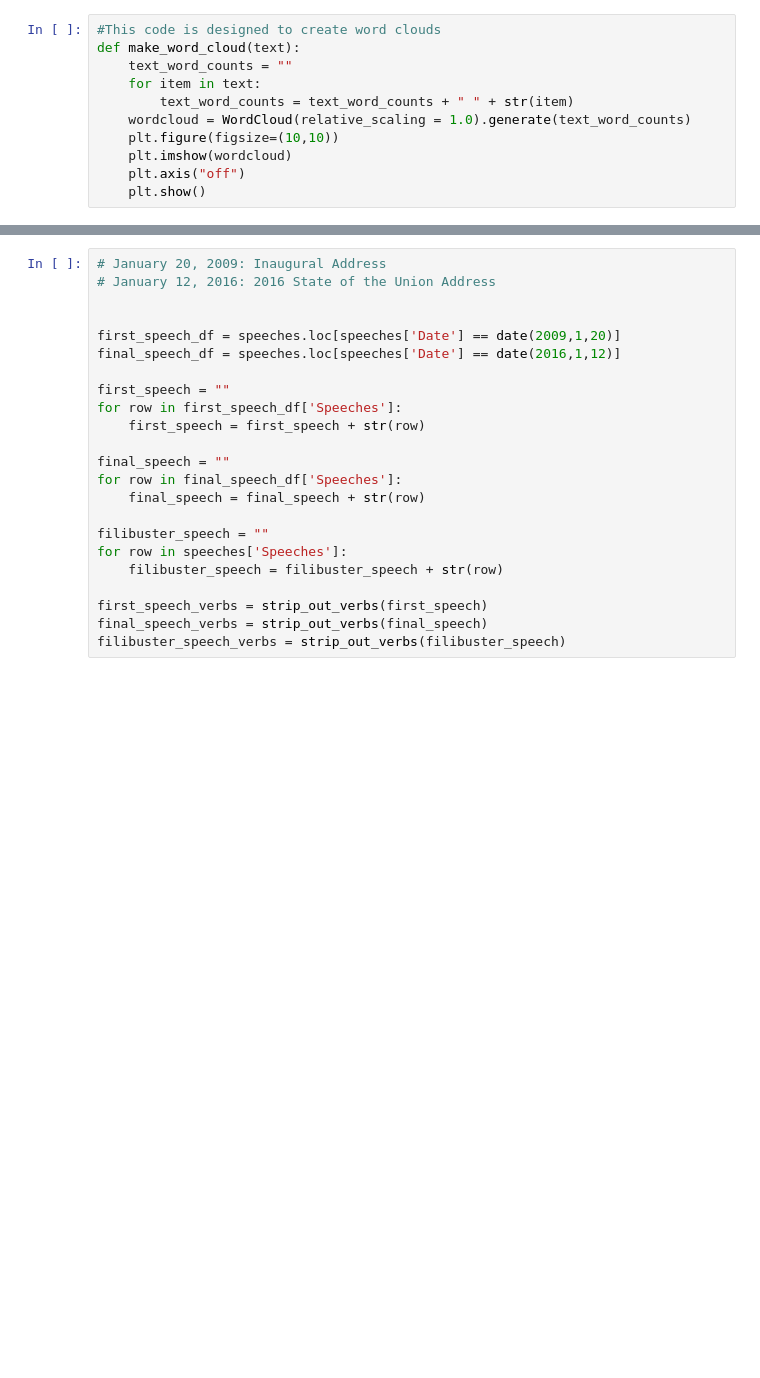
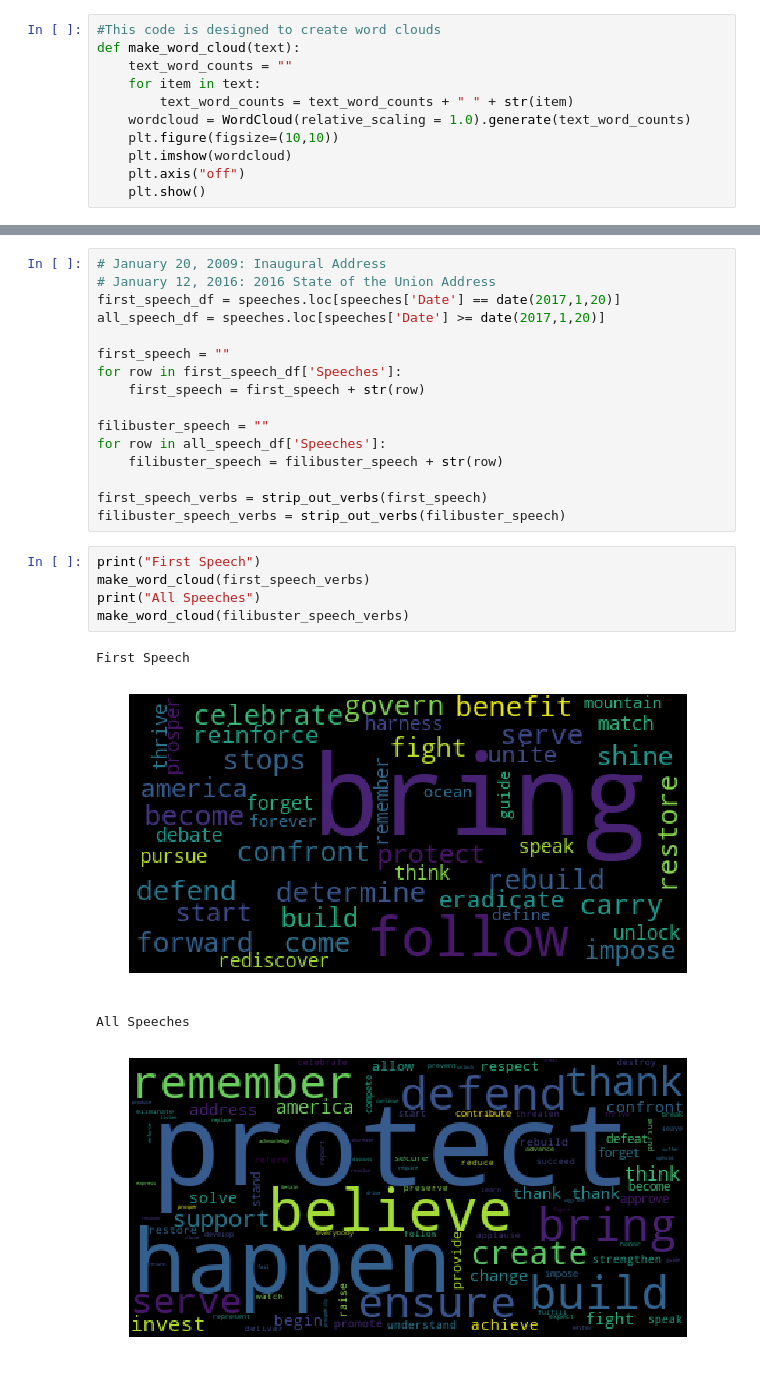
Before and after one commit to Presidential-Project/Pres-Proj, a Jupyter notebook: Counting words.ipynb, the cells around one changed output, grey strips where cells are left out. Cells and saved outputs as stored; diff of their text form; blank space fills up the shorter version.

```diff
--- a/Counting words.ipynb
+++ b/Counting words.ipynb
@@ -118,23 +120,26 @@ Final Speech
 # %%
 # January 20, 2009: Inaugural Address
 # January 12, 2016: 2016 State of the Union Address
-
-
-first_speech_df = speeches.loc[speeches['Date'] == date(2009,1,20)]
-final_speech_df = speeches.loc[speeches['Date'] == date(2016,1,12)]
+first_speech_df = speeches.loc[speeches['Date'] == date(2017,1,20)]
+all_speech_df = speeches.loc[speeches['Date'] >= date(2017,1,20)]
 
 first_speech = ""
 for row in first_speech_df['Speeches']:
     first_speech = first_speech + str(row)
 
-final_speech = ""
-for row in final_speech_df['Speeches']:
-    final_speech = final_speech + str(row)
-
 filibuster_speech = ""
-for row in speeches['Speeches']:
+for row in all_speech_df['Speeches']:
     filibuster_speech = filibuster_speech + str(row)
 
 first_speech_verbs = strip_out_verbs(first_speech)
-final_speech_verbs = strip_out_verbs(final_speech)
 filibuster_speech_verbs = strip_out_verbs(filibuster_speech)
+# %%
+print("First Speech")
+make_word_cloud(first_speech_verbs)
+print("All Speeches")
+make_word_cloud(filibuster_speech_verbs)
+# %% [output]
+First Speech
+[figure, added]
+All Speeches
+[figure, added]
```
Also changed, not shown: parts of 5 cells of this notebook, 2 other files.
